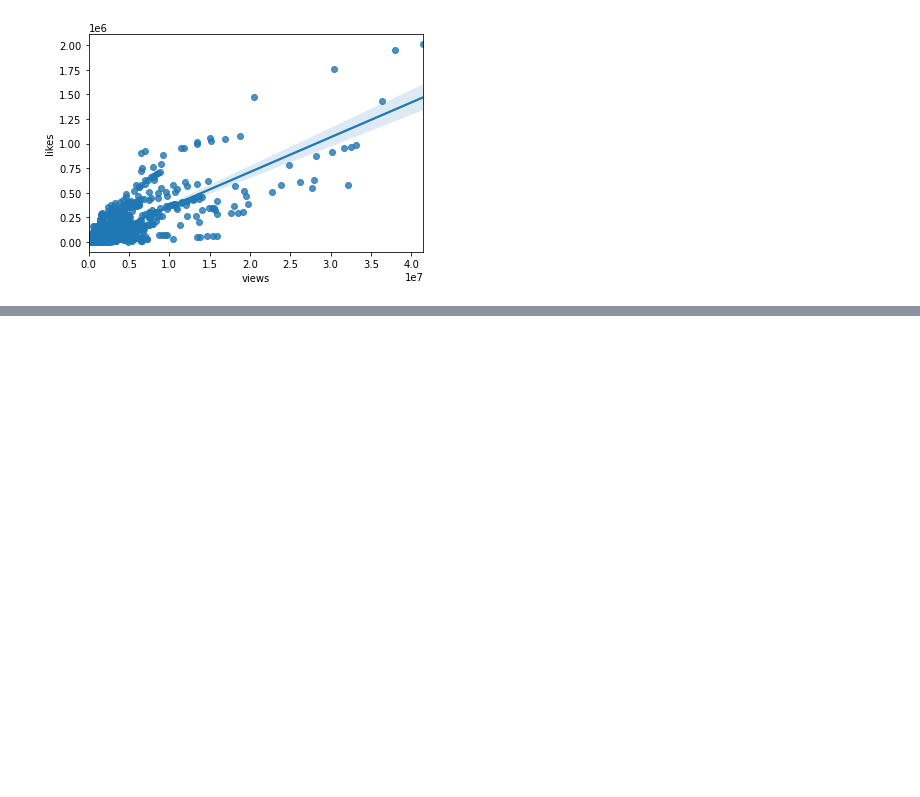
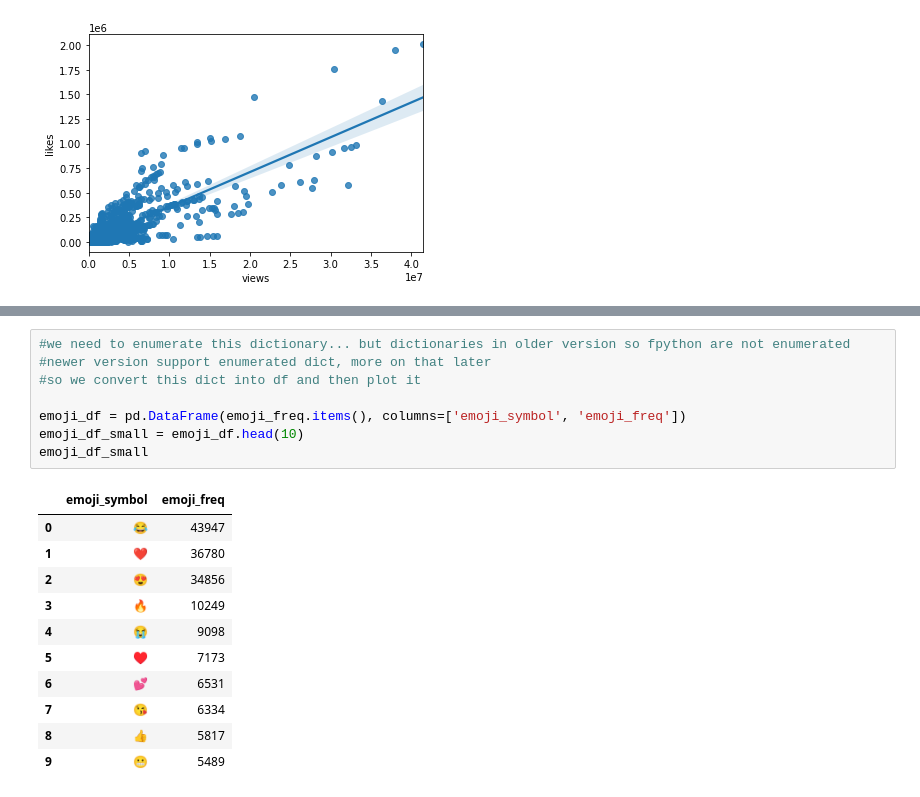
Before and after one commit to harshulab/Sentiment-Analysis, a Jupyter notebook: Sentiment Analysis on Youtube Text Data.ipynb, the cells around one changed output, grey strips where cells are left out. Cells and saved outputs as stored; diff of their text form; blank space fills up the shorter version.

```diff
--- a/Sentiment Analysis on Youtube Text Data.ipynb
+++ b/Sentiment Analysis on Youtube Text Data.ipynb
@@ -263,0 +342,20 @@ sns.regplot(data=dftag, x='views', y='likes')
+# %%
+#we need to enumerate this dictionary... but dictionaries in older version so fpython are not enumerated
+#newer version support enumerated dict, more on that later
+#so we convert this dict into df and then plot it
+
+emoji_df = pd.DataFrame(emoji_freq.items(), columns=['emoji_symbol', 'emoji_freq'])
+emoji_df_small = emoji_df.head(10)
+emoji_df_small
+# %% [output]
+|  | emoji_symbol | emoji_freq |
+| 0 | 😂 | 43947 |
+| 1 | ❤ | 36780 |
+| 2 | 😍 | 34856 |
+| 3 | 🔥 | 10249 |
+| 4 | 😭 | 9098 |
+| 5 | ♥ | 7173 |
+| 6 | 💕 | 6531 |
+| 7 | 😘 | 6334 |
+| 8 | 👍 | 5817 |
+| 9 | 😬 | 5489 |
```
Also changed, not shown: parts of 17 cells of this notebook.
